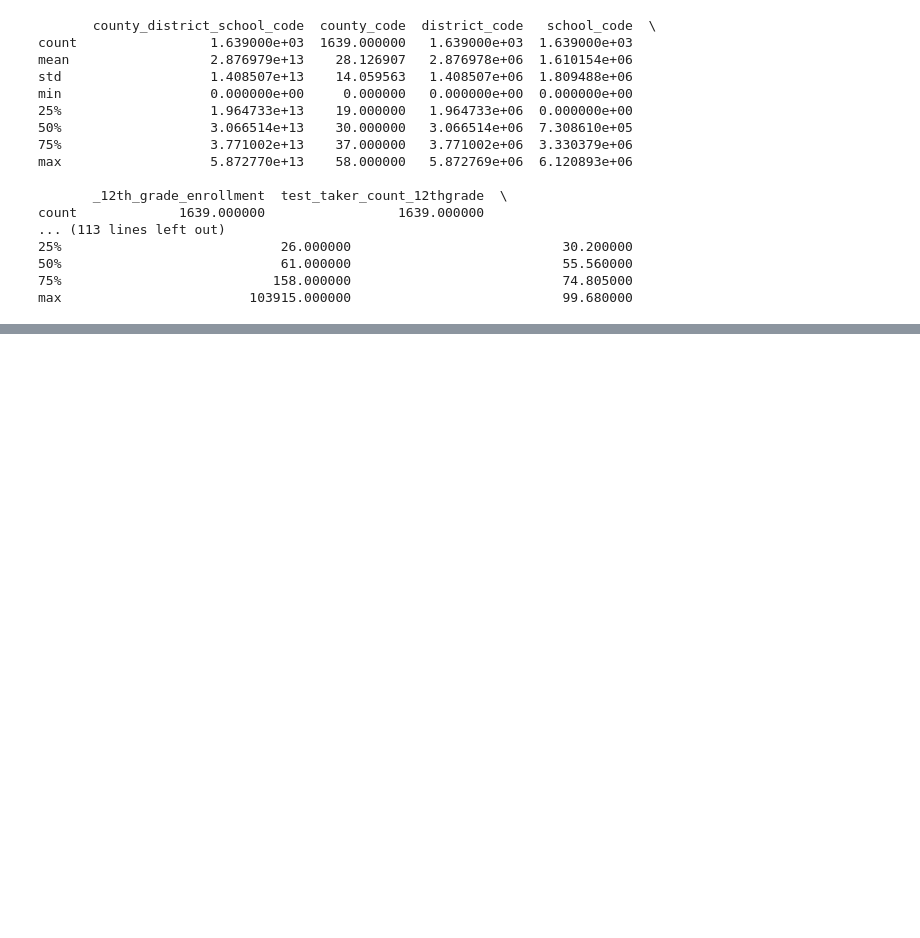
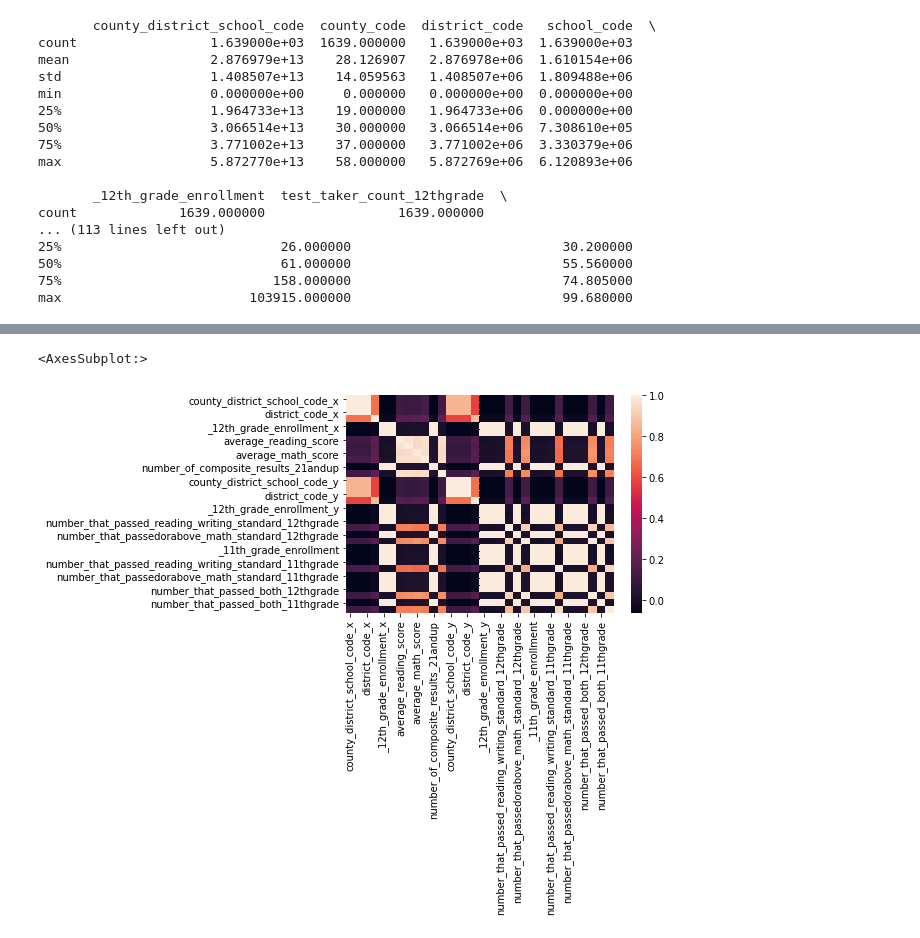
Before and after one commit to vivekbavda/Projects, a Jupyter notebook: code/starter-code.ipynb, the cells around one changed output, grey strips where cells are left out. Cells and saved outputs as stored; diff of their text form; code cells hidden in the pictures; blank space fills up the shorter version.

```diff
--- a/code/starter-code.ipynb
+++ b/code/starter-code.ipynb
@@ -1119,0 +1113,6 @@ sns.heatmap(dfs1.corr())
+# %%
+#Heat map of dataset prior to final
+sns.heatmap(result1.corr())
+# %% [output]
+<AxesSubplot:>
+[figure, added]
```
Also changed, not shown: parts of 51 cells of this notebook, 2 other files.
